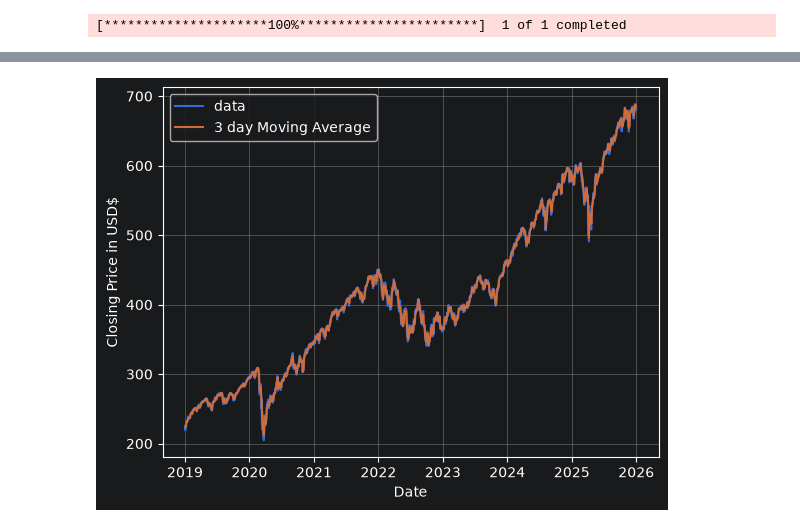
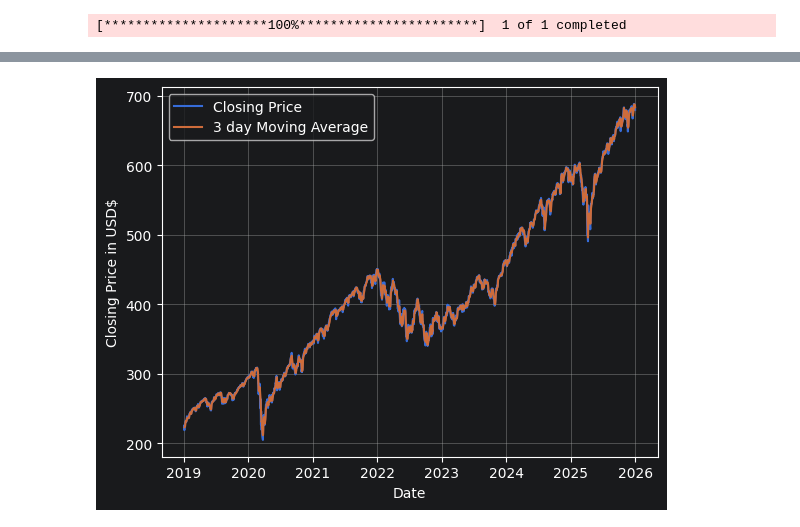
Before and after one commit to Jeffrey-Adjei/Technical-Indicator-Research, a Jupyter notebook: movingaverage.ipynb, the cells around one changed output, grey strips where cells are left out. Saved outputs shown, nothing was run; the diff lists cells and outputs as text; code cells hidden in the pictures.

```diff
--- a/movingaverage.ipynb
+++ b/movingaverage.ipynb
@@ -74,16 +76,16 @@ three_day_moving_average_calculation(df)
 | 2025-12-31 | 680.062744 | 685.487930 | 679.853355 | 685.268559 | 74144800 | 683.726074 |
 1760 rows × 6 columns
 # %%
-#plot the 3 day moving average
-plt.plot(df["Close"], label="data")
+#plot the 3-day moving average
+plt.plot(df["Close"], label="Closing Price")
 plt.xlabel("Date")
 plt.ylabel("Closing Price in USD$")
 plt.plot(df["3MA"], label="3 day Moving Average")
 plt.grid(True)
 plt.legend(loc=2)
 plt.show()
 # %% [output]
-[figure, old version]
+[figure, new version]
 # %%
 #calculate the 50-day moving average
 def fifty_day_moving_average(df):
```
Also changed, not shown: parts of 13 cells of this notebook.
